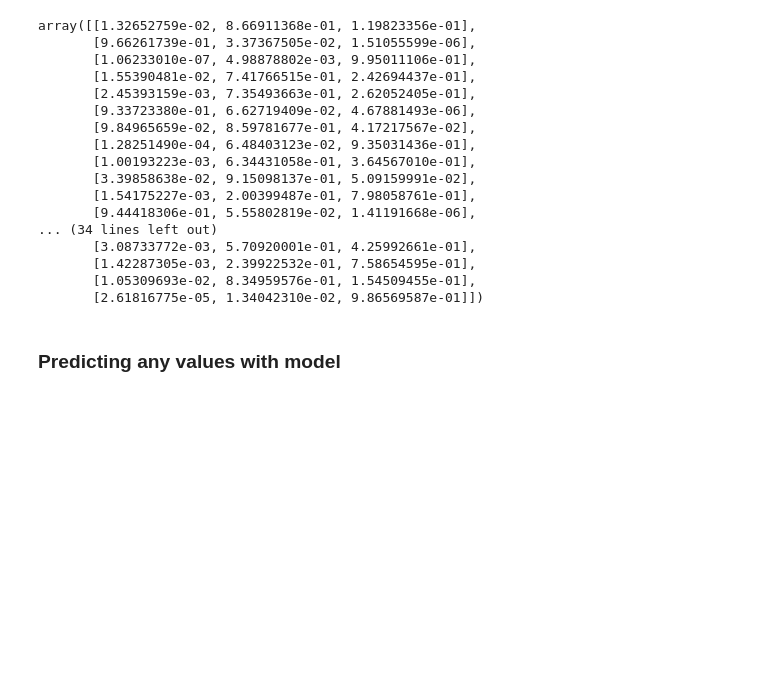
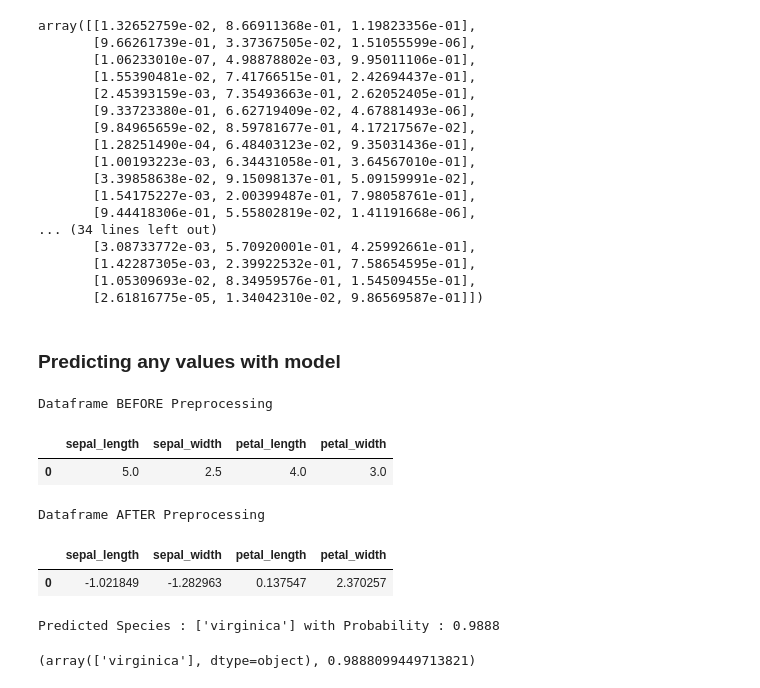
Before and after one commit to muktapatil23/vscodegithub, a Jupyter notebook: logisticregrassion/logisticregrassion.ipynb, the cells around one changed output. Drawn from its saved outputs; the diff is of its cells as text; code cells hidden in the pictures; blank space fills up the shorter version.

```diff
--- a/logisticregrassion/logisticregrassion.ipynb
+++ b/logisticregrassion/logisticregrassion.ipynb
@@ -324,3 +324,14 @@ def predict_new_values(pre, le, model):
     print(f'Predicted Species : {pred_lb} with Probability : {prob:.4f}')
 
     return pred_lb, prob
+# %%
+predict_new_values(num_pipe,le,model)
+# %% [output]
+Dataframe BEFORE Preprocessing
+|  | sepal_length | sepal_width | petal_length | petal_width |
+| 0 | 5.0 | 2.5 | 4.0 | 3.0 |
+Dataframe AFTER Preprocessing
+|  | sepal_length | sepal_width | petal_length | petal_width |
+| 0 | -1.021849 | -1.282963 | 0.137547 | 2.370257 |
+Predicted Species : ['virginica'] with Probability : 0.9888
+(array(['virginica'], dtype=object), 0.9888099449713821)
```
Also changed, not shown: parts of 2 cells of this notebook, 1 other file.
